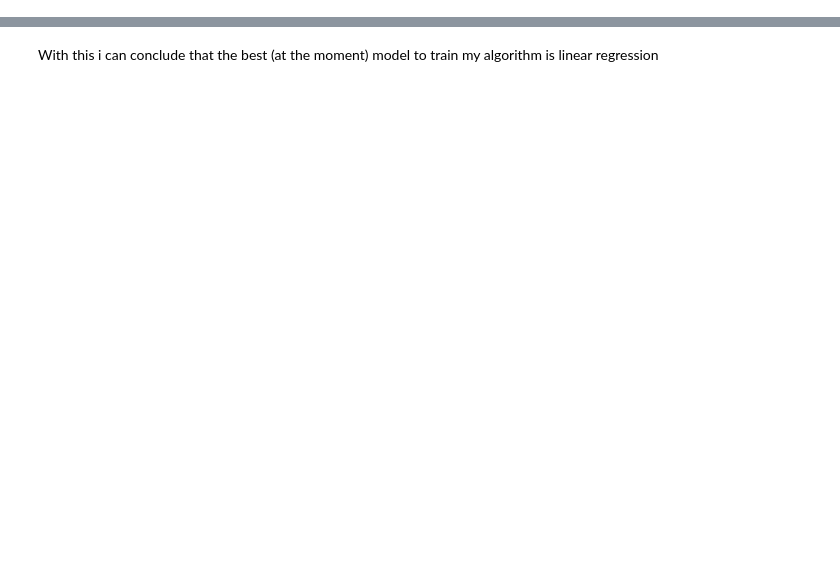
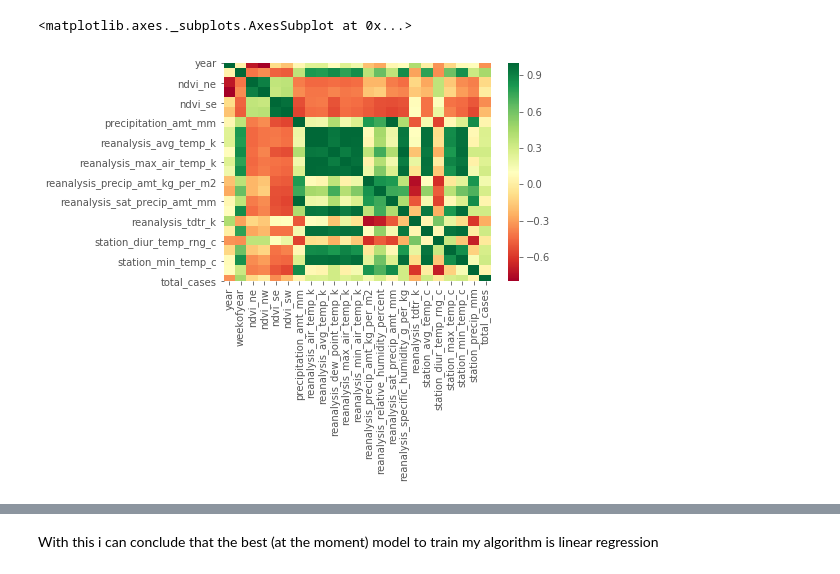
Before and after one commit to jisanos/DengAIProject, a Jupyter notebook: Final_Proyect_Script.ipynb, the cells around one changed output, grey strips where cells are left out. Saved outputs shown, nothing was run; the diff lists cells and outputs as text; code cells hidden in the pictures; blank space fills up the shorter version.

```diff
--- a/Final_Proyect_Script.ipynb
+++ b/Final_Proyect_Script.ipynb
@@ -228,0 +24,4 @@ https://stackoverflow.com/questions/54345667/onehotencoder-categorical-features-
+# %%
+features_test = pd.read_csv('dengue_features_test.csv')
+features_train = pd.read_csv('dengue_features_train.csv')
+labels_train = pd.read_csv('dengue_labels_train.csv')
@@ -228,0 +162,11 @@ https://stackoverflow.com/questions/54345667/onehotencoder-categorical-features-
+# %%
+standardScaler = StandardScaler()
+
+scale_cols = ['precipitation_amt_mm', 'reanalysis_sat_precip_amt_mm','reanalysis_dew_point_temp_k',
+             'reanalysis_air_temp_k','reanalysis_relative_humidity_percent',
+             'reanalysis_specific_humidity_g_per_kg','reanalysis_precip_amt_kg_per_m2',
+             'reanalysis_max_air_temp_k','reanalysis_min_air_temp_k','reanalysis_avg_temp_k',
+           'reanalysis_tdtr_k', 'ndvi_se', 'ndvi_sw', 'ndvi_ne', 'ndvi_nw']
+
+all_data[scale_cols] = standardScaler.fit_transform(all_data[scale_cols])
+#scaling some of the data
@@ -228,0 +205,24 @@ https://stackoverflow.com/questions/54345667/onehotencoder-categorical-features-
+# %%
+sj_train_data = all_data[(all_data['city']=='sj') & (all_data['set_type'] == 'train')].corr()
+
+sjcorr = sj_train_data.corr()
+
+cmap = sns.diverging_palette(5, 250, as_cmap=True)
+
+def magnify():
+    return [dict(selector="th",
+                 props=[("font-size", "7pt")]),
+            dict(selector="td",
+                 props=[('padding', "0em 0em")]),
+            dict(selector="th:hover",
+                 props=[("font-size", "12pt")]),
+            dict(selector="tr:hover td:hover",
+                 props=[('max-width', '200px'),
+                        ('font-size', '12pt')])
+]
+
+sjcorr.style.background_gradient(cmap, axis=1)\
+    .set_properties(**{'max-width': '80px', 'font-size': '10pt'})\
+    .set_caption("Hover to magify")\
+    .set_precision(2)\
+    .set_table_styles(magnify())
@@ -228,0 +248,6 @@ https://stackoverflow.com/questions/54345667/onehotencoder-categorical-features-
+# %%
+plt.style.use('ggplot')
+sns.heatmap(sjcorr,cmap='RdYlGn')
+# %% [output]
+<matplotlib.axes._subplots.AxesSubplot at 0x...>
+[figure, added]
```
Also changed, not shown: parts of 58 cells of this notebook.
